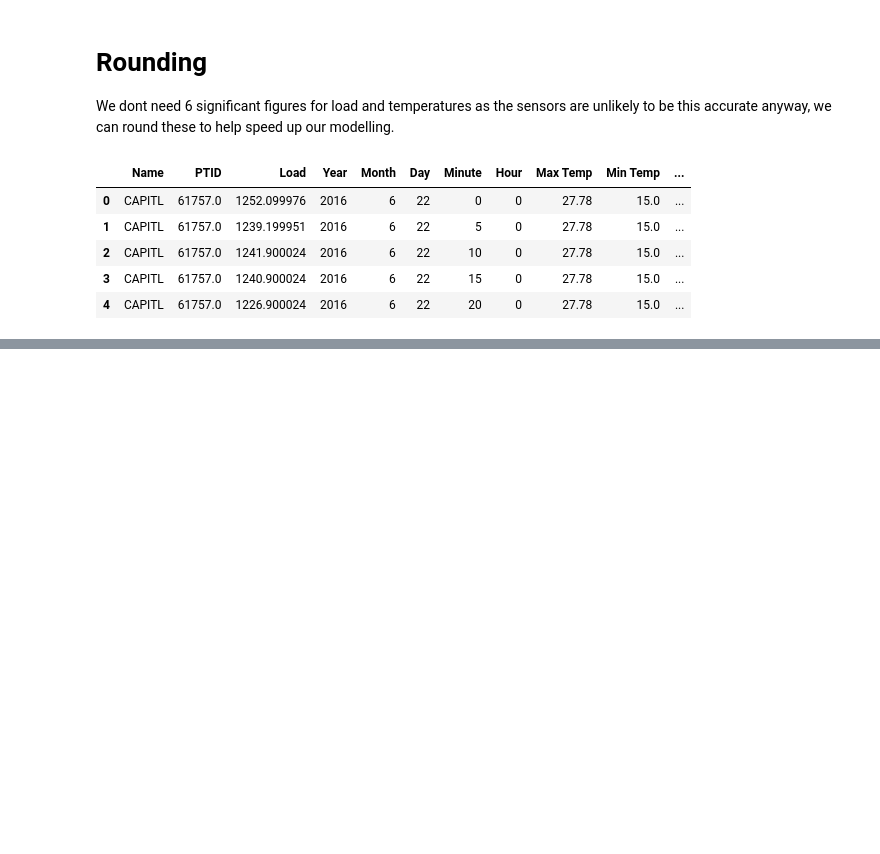
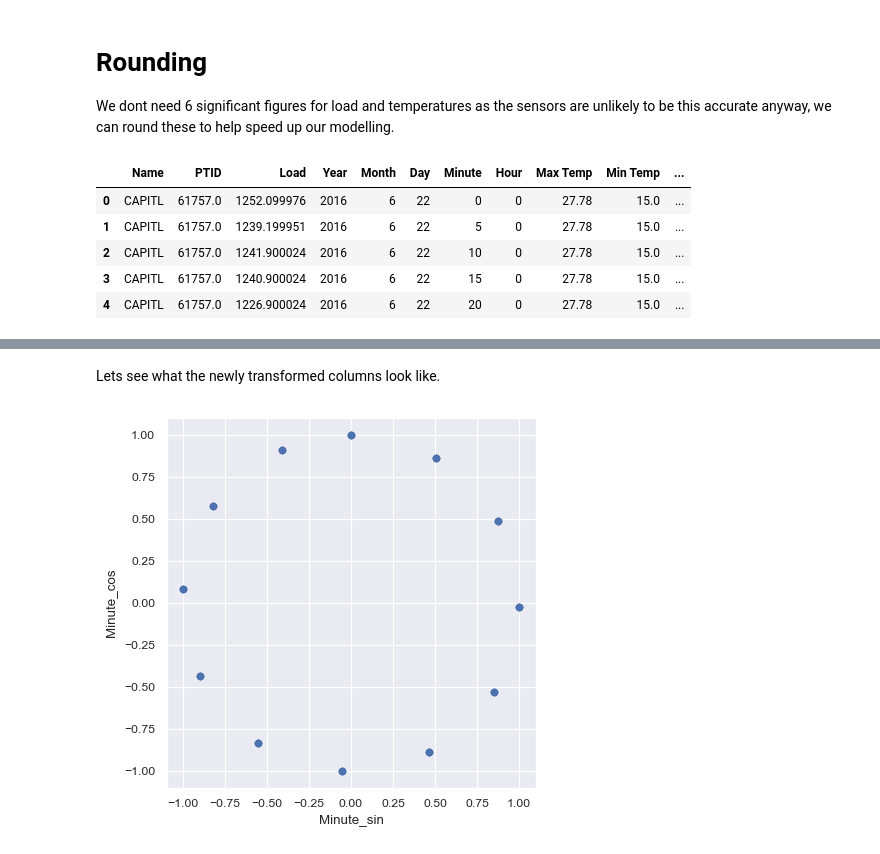
Before and after one commit to jmoro0408/Energy-Forecasting, a Jupyter notebook: scripts/modelling_preprocessing.ipynb, the cells around one changed output, grey strips where cells are left out. Saved outputs shown, nothing was run; the diff lists cells and outputs as text; code cells hidden in the pictures; blank space fills up the shorter version.

```diff
--- a/scripts/modelling_preprocessing.ipynb
+++ b/scripts/modelling_preprocessing.ipynb
@@ -47,0 +80,20 @@ df.head()
+# %%
+def encode_sin_cos(data:pd.DataFrame, col:str, max_val:Union[int, float]) -> pd.DataFrame:
+    """Create two new columns within a given dataframe to encode specified cols with sin and cos transformations
+
+    Args:
+        data (pd.DataFrame): Dataframe containing cols to encode
+        col (str): column to encode (month, yeah, minute etc)
+        max_val (Union[int, float]): maximum value of the given column
+
+    Returns:
+        pd.DataFrame: original dataframe with additional columns
+    """
+    data[col + '_sin'] = np.sin(2 * np.pi * data[col]/max_val)
+    data[col + '_cos'] = np.cos(2 * np.pi * data[col]/max_val)
+    return data
+# %%
+df = encode_sin_cos(df, 'Month', df['Month'].max())
+df = encode_sin_cos(df, 'Day', df['Day'].max())
+df = encode_sin_cos(df, 'Minute', df['Minute'].max())
+df = encode_sin_cos(df, 'Hour', df['Hour'].max())
@@ -47,0 +109,6 @@ df.head()
+# %% [markdown]
+Lets see what the newly transformed columns look like.
+# %%
+ax = df[df['Name'] == 'CAPITL'].iloc[0:100].plot.scatter('Minute_sin', 'Minute_cos').set_aspect('equal')
+# %% [output]
+[figure, added]
```
Also changed, not shown: parts of 11 cells of this notebook.
